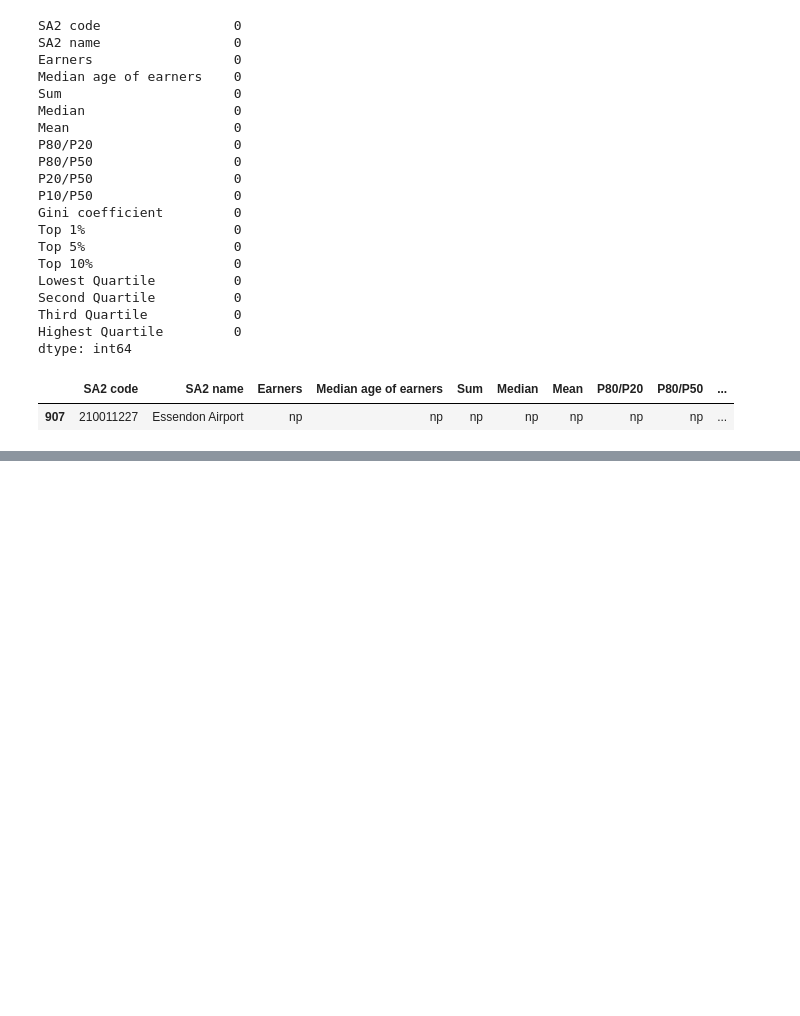
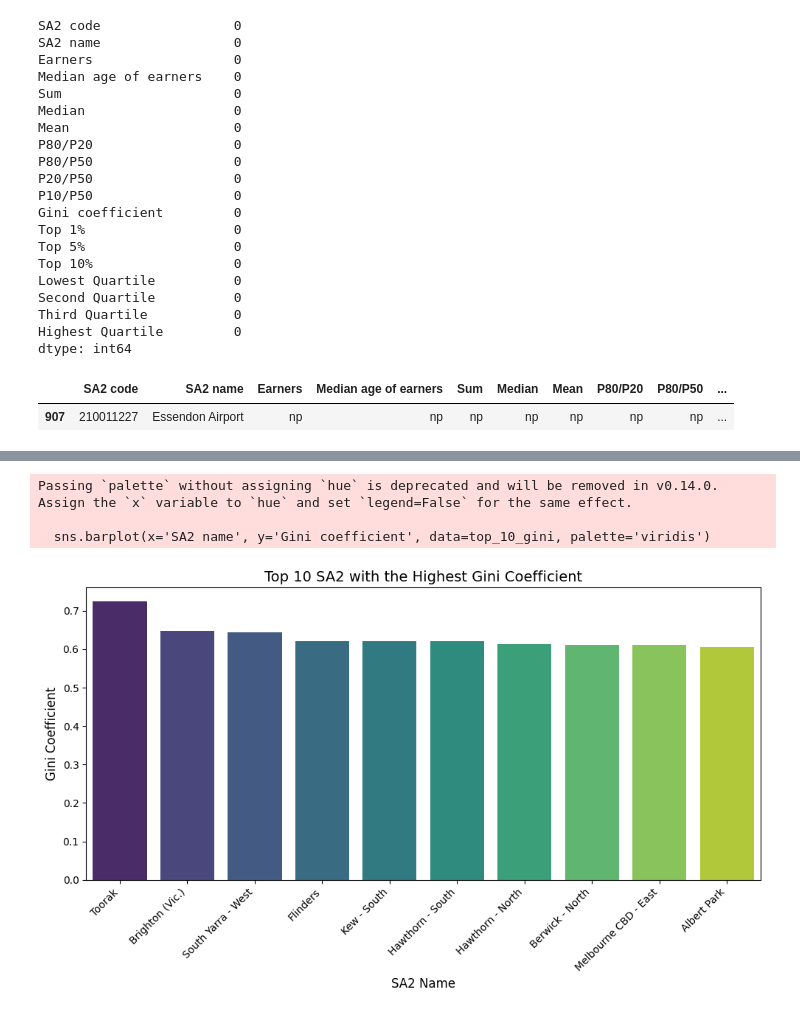
Before and after one commit to MAST30034-AppliedDataScience/project-2-group-real-estate-industry-project-3, a Jupyter notebook: notebooks/income.ipynb, the cells around one changed output, grey strips where cells are left out. Cells and saved outputs as stored; diff of their text form; code cells hidden in the pictures; blank space fills up the shorter version.

```diff
--- a/notebooks/income.ipynb
+++ b/notebooks/income.ipynb
@@ -110,0 +206,27 @@ Passing `palette` without assigning `hue` is deprecated and will be removed in v
+# %%
+# Convert 'Gini coefficient' column to numeric (float)
+income['Gini coefficient'] = pd.to_numeric(income['Gini coefficient'], errors='coerce')
+
+# Sort the data by 'Gini coefficient' and select the top 10 SA2 regions
+top_10_gini = income.sort_values(by='Gini coefficient', ascending=False).head(10)
+
+# Plot the data
+plt.figure(figsize=(10, 6))
+sns.barplot(x='SA2 name', y='Gini coefficient', data=top_10_gini, palette='viridis')
+
+# Rotate the x-axis labels to avoid overlap
+plt.xticks(rotation=45, ha='right')
+
+# Add title and labels
+plt.title('Top 10 SA2 with the Highest Gini Coefficient', fontsize=14)
+plt.xlabel('SA2 Name', fontsize=12)
+plt.ylabel('Gini Coefficient', fontsize=12)
+
+# Display the plot
+plt.tight_layout()
+plt.show()
+# %% [output]
+Passing `palette` without assigning `hue` is deprecated and will be removed in v0.14.0. Assign the `x` variable to `hue` and set `legend=False` for the same effect.
+
+  sns.barplot(x='SA2 name', y='Gini coefficient', data=top_10_gini, palette='viridis')
+[figure, added]
```
Also changed, not shown: parts of 7 cells of this notebook.
